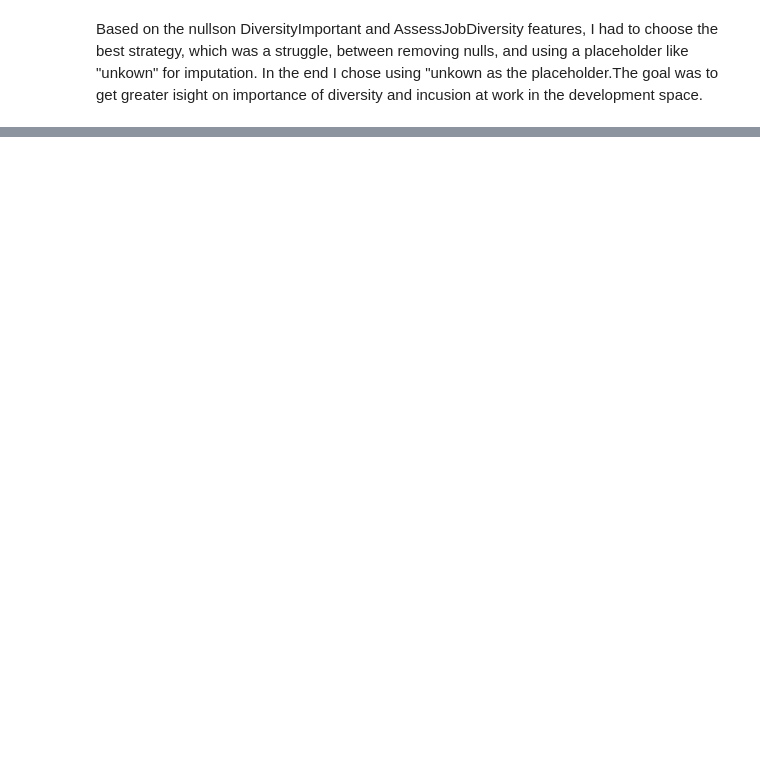
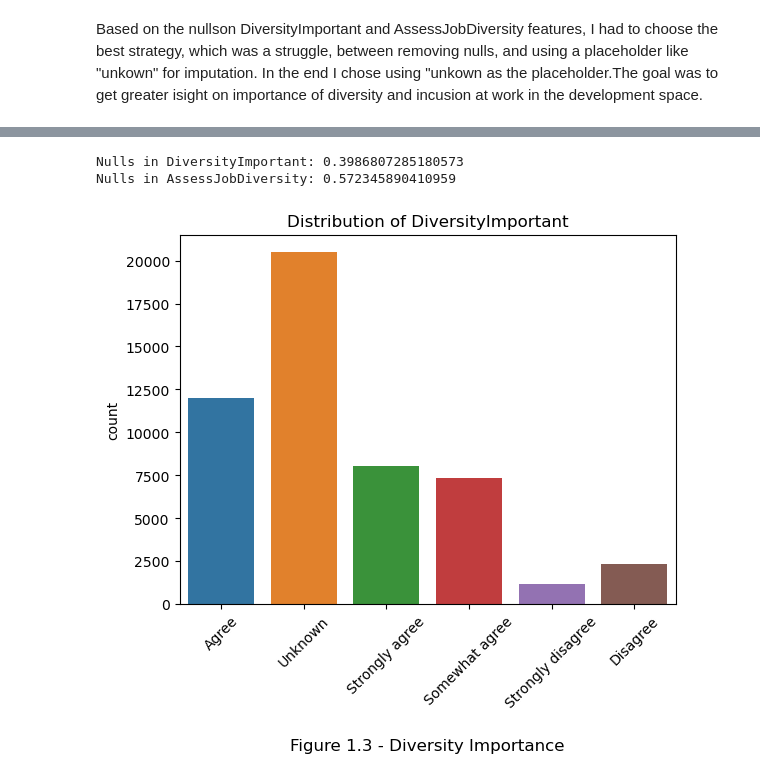
Before and after one commit to ntsikim/Udacity-project1, a Jupyter notebook: Udacity_proj_1_question1.ipynb, the cells around one changed output, grey strips where cells are left out. Cells and saved outputs as stored; diff of their text form; code cells hidden in the pictures; blank space fills up the shorter version.

```diff
--- a/Udacity_proj_1_question1.ipynb
+++ b/Udacity_proj_1_question1.ipynb
@@ -61,3 +94,15 @@ df_filled = df.fillna(value={'DiversityImportant': 'Unknown', 'AssessJobDiversit
 # %%
-# Check the relevant columns
-print(df_filled[['DiversityImportant', 'AssessJobDiversity']].head())
+def visualize_distribution(df, column, figure_label):
+    """
+    Visualize the distribution of a column using a countplot.
+
+    Args:
+    df (pandas.DataFrame): The DataFrame containing the data.
+    column (str): The column to visualize.
+    figure_label (str): Label for the x-axis including figure number.
+    """
+    sns.countplot(x=column, data=df)
+    plt.title(f'Distribution of {column}')
+    plt.xticks(rotation=45)
+    plt.xlabel(figure_label, fontsize=12, labelpad=20)
+    plt.show()
@@ -122,19 +160,5 @@ Unknown             20489
 # %%
-# Explore the distribution of responses for 'AssessJobDiversity'
-sns.countplot(x='AssessJobDiversity', data=df_filled)
-plt.title('Distribution of Job Diversity Assessment')
-
-plt.xticks(rotation=45)
-#plt.xlabel('Figure 1.2 - AssessJobDiversity ', fontsize=12, labelpad=20)
-
-# Set the x-axis label with the Figure number
-plt.xlabel('Figure 1.4 - Assess Job Diversity', fontsize=12, labelpad=20)
-
-plt.show()
-# Calculate the contingency table
-contingency_table = pd.crosstab(index=df_filled['AssessJobDiversity'], columns='count')
-
-# Display the contingency table
-print("Contingency Table:")
-print(contingency_table)
+# Step 1: Load the dataset
+filename = 'survey-results-public.csv'
+df = load_dataset(filename)
 # %% [output]
@@ -193,0 +173,15 @@ Total                             6801    29414            2154  51392
+# %%
+# Step 3: Check and print the proportion of null values
+calculate_null_proportions(df, ['DiversityImportant', 'AssessJobDiversity'])
+# %% [output]
+Nulls in DiversityImportant: 0.3986807285180573
+Nulls in AssessJobDiversity: 0.572345890410959
+# %%
+# Step 4: Impute null values with "Unknown"
+replacements = {'DiversityImportant': 'Unknown', 'AssessJobDiversity': 'Unknown'}
+df_filled = fill_nulls(df, replacements)
+# %%
+# Step 5: Visualize the distribution of responses for 'DiversityImportant'
+visualize_distribution(df_filled, 'DiversityImportant', 'Figure 1.3 - Diversity Importance')
+# %% [output]
+[figure, added]
```
Also changed, not shown: parts of 17 cells of this notebook, 2 other files.
